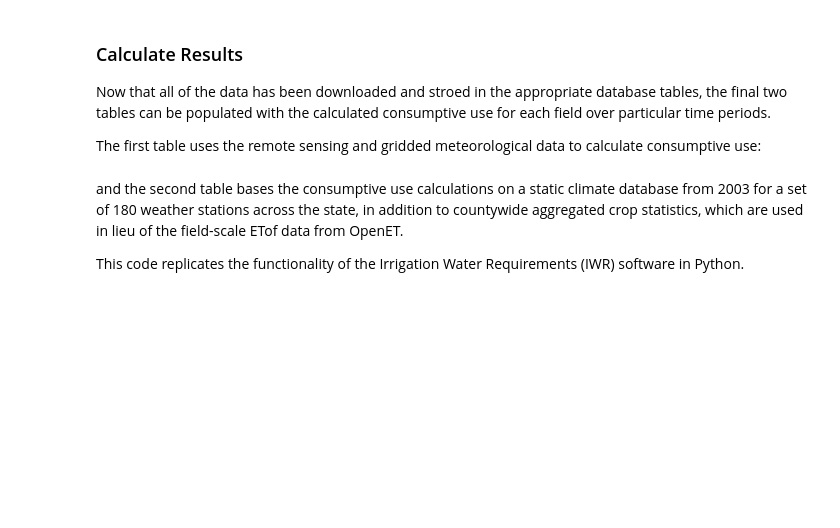
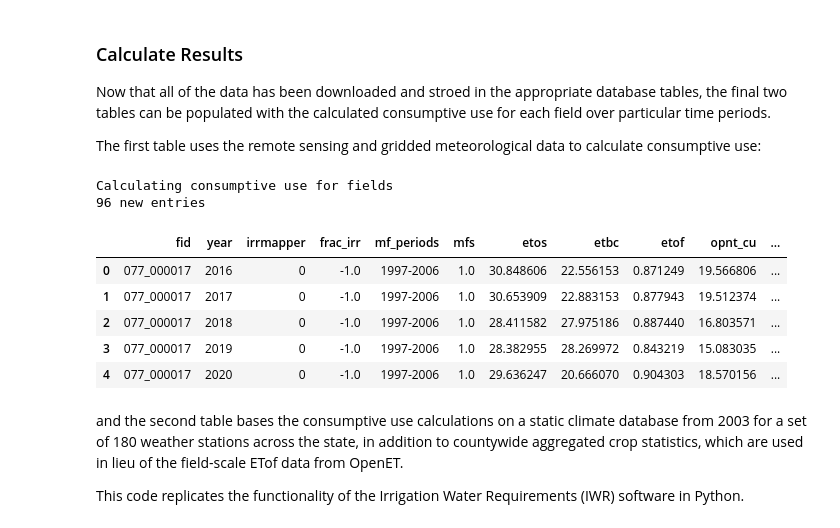
Before and after one commit to MTDNRC-WRD/openet, a Jupyter notebook: examples/example1.ipynb, the cells around one changed output. Drawn from its saved outputs; the diff is of its cells as text; code cells hidden in the pictures; blank space fills up the shorter version.

```diff
--- a/examples/example1.ipynb
+++ b/examples/example1.ipynb
@@ -241,8 +262,19 @@ Now that all of the data has been downloaded and stroed in the appropriate datab
 The first table uses the remote sensing and gridded meteorological data to calculate consumptive use:
 # %%
 # populate consumptive use result db table
+cu_analysis_db(conec, fields_db, gm_ts, etof_db, results, 2016, 2024, selection=fields)
 
-cu_analysis_db(conec, fields_db, gm_ts, etof_db, results, 1987, 2024, selection=fields)
+# view table structure
+pd.read_sql("SELECT * FROM {} LIMIT 5".format(results), conec)
+# %% [output]
+Calculating consumptive use for fields
+96 new entries
+|  | fid | year | irrmapper | frac_irr | mf_periods | mfs | etos | etbc | etof | opnt_cu | ... |
+| 0 | 077_000017 | 2016 | 0 | -1.0 | 1997-2006 | 1.0 | 30.848606 | 22.556153 | 0.871249 | 19.566806 | ... |
+| 1 | 077_000017 | 2017 | 0 | -1.0 | 1997-2006 | 1.0 | 30.653909 | 22.883153 | 0.877943 | 19.512374 | ... |
+| 2 | 077_000017 | 2018 | 0 | -1.0 | 1997-2006 | 1.0 | 28.411582 | 27.975186 | 0.887440 | 16.803571 | ... |
+| 3 | 077_000017 | 2019 | 0 | -1.0 | 1997-2006 | 1.0 | 28.382955 | 28.269972 | 0.843219 | 15.083035 | ... |
+| 4 | 077_000017 | 2020 | 0 | -1.0 | 1997-2006 | 1.0 | 29.636247 | 20.666070 | 0.904303 | 18.570156 | ... |
 # %% [markdown]
 and the second table bases the consumptive use calculations on a static climate database from 2003 for a set of 180 weather stations across the state, in addition to countywide aggregated crop statistics, which are used in lieu of the field-scale ETof data from OpenET.
 
```
Also changed, not shown: parts of 17 cells of this notebook, 7 other files.
